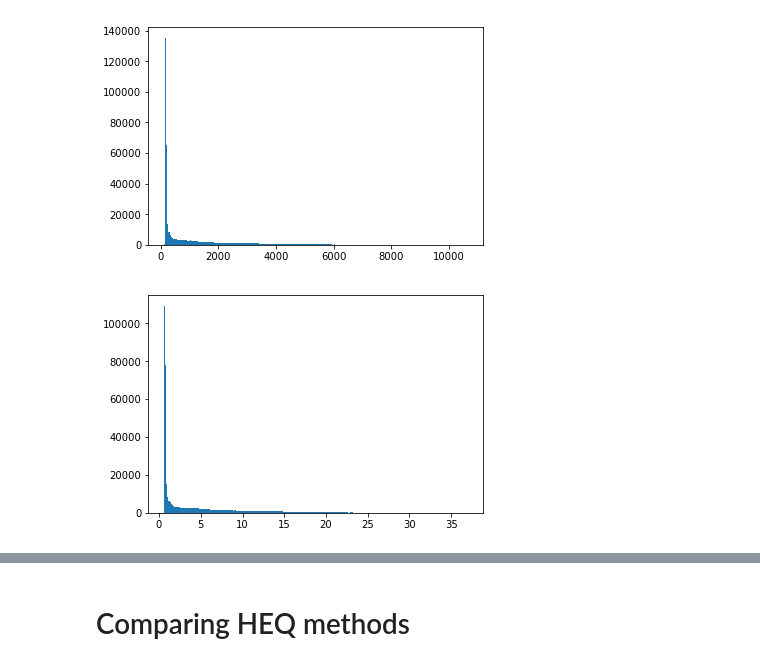
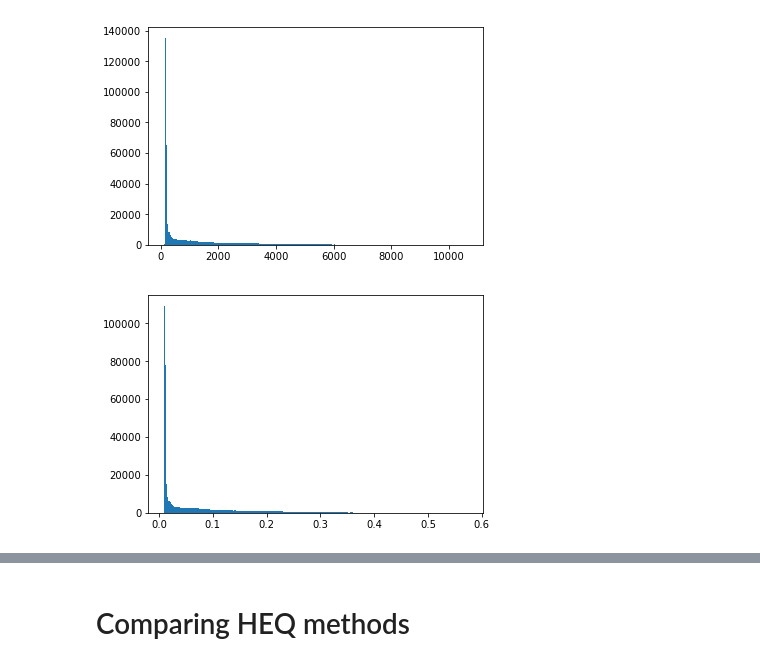
Before and after one commit to kpuhger/count-cellula, a Jupyter notebook: notebooks/HEQ & segmentation.ipynb, the cells around one changed output, grey strips where cells are left out. Saved outputs shown, nothing was run; the diff lists cells and outputs as text; code cells hidden in the pictures.

```diff
--- a/notebooks/HEQ & segmentation.ipynb
+++ b/notebooks/HEQ & segmentation.ipynb
@@ -31,14 +44,14 @@ plt.hist(test_img.ravel(), bins=256);
 # %%
 def gaussian_blur(image, sigma):
     # must convert image to float for this to work in a loop (unknown reason)
-    image = (image*1.0)/255.0
+    image = (image*1.0)/np.max(image)
     img_gaussian = np.empty_like(image)
     for i in range(len(image)):
         img_gaussian[i,:,:] = filters.gaussian(image[i,:,:], sigma)
     return img_gaussian
 # %%
 test_blur_stack = gaussian_blur(img, 5)
-test_blur_single = test_blur[9, :, :]
+test_blur_single = test_blur_stack[9, :, :]
 plt.hist(test_blur_single.ravel(), bins=256);
 # %% [output]
-[figure, old version]
+[figure, new version]
```
Also changed, not shown: parts of 15 cells of this notebook.
